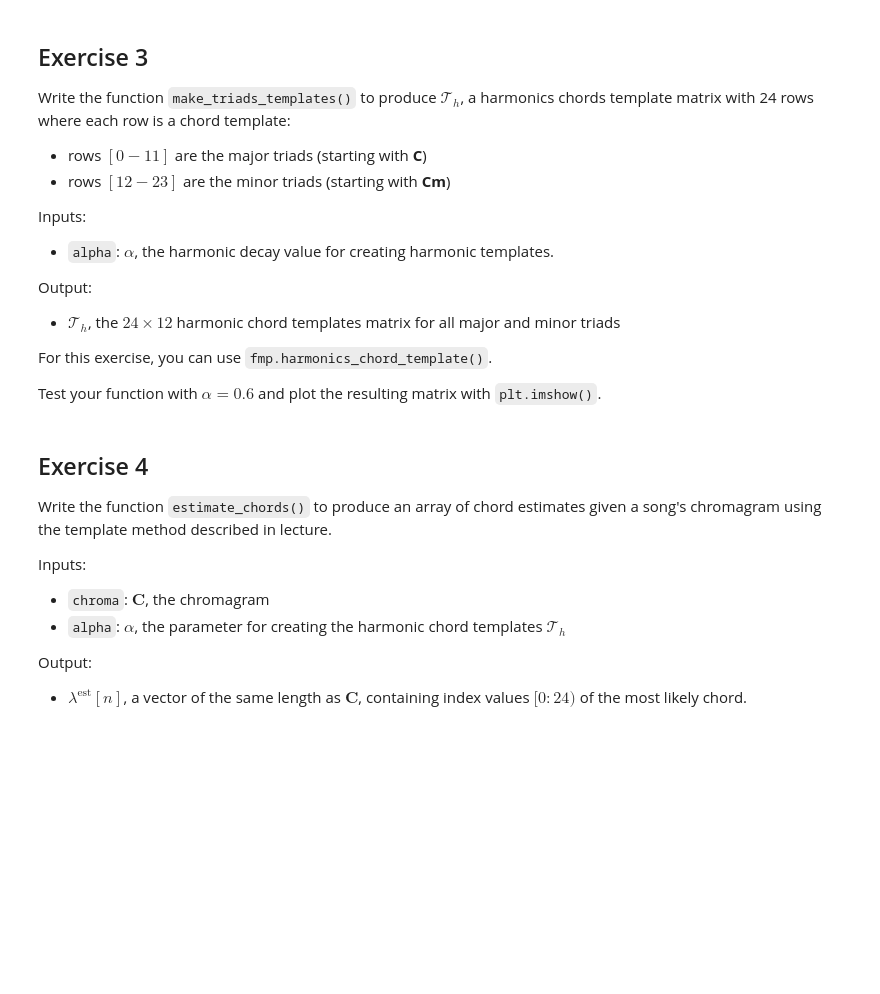
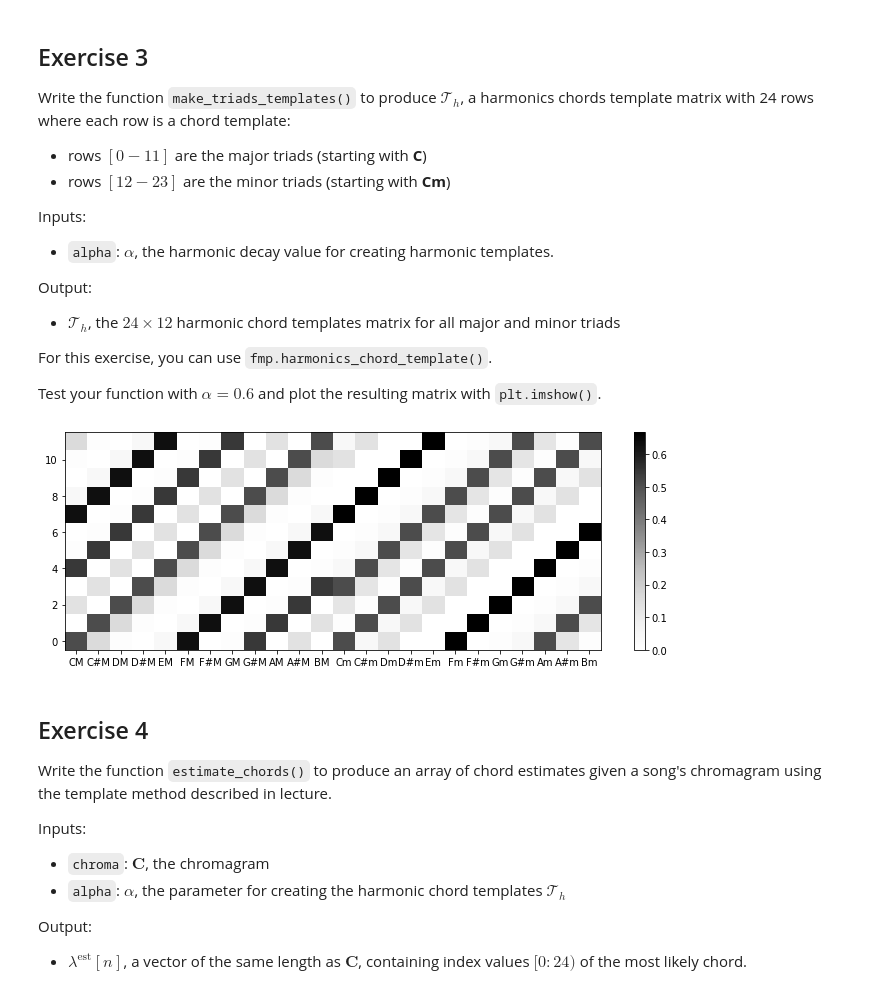
Before and after one commit to jmftrindade/digital_music_processing, a Jupyter notebook: 6_chords/pset6.ipynb, the cells around one changed output. Cells and saved outputs as stored; diff of their text form; code cells hidden in the pictures; blank space fills up the shorter version.

```diff
--- a/6_chords/pset6.ipynb
+++ b/6_chords/pset6.ipynb
@@ -79,3 +74,26 @@ def make_triads_templates(alpha) :
+# %%
+def make_triads_templates(alpha) :
+    c_maj = [0, 4, 7]
+    c_min = [0, 3, 7]
+    maj_triads = np.array([[(i + j) % 12 for j in c_maj] for i in range(12)])
+    min_triads = np.array([[(i + j) % 12 for j in c_min] for i in range(12)])
+    triads = np.concatenate((maj_triads, min_triads))
+
+    ts = np.zeros((24, 12))
+    for i, t in enumerate(triads):
+        ts[i] = fmp.harmonics_chord_template(t, alpha)
+
+    return ts
+
+# plot your result:
+ts = make_triads_templates(0.6)
+plt.imshow(np.atleast_2d(ts).T, origin='lower', aspect='auto', cmap='Greys')
+cs = ['C', 'C#', 'D', 'D#', 'E', 'F', 'F#', 'G', 'G#', 'A', 'A#', 'B']
+plt.xticks(np.arange(ts.shape[0]), [str(c) + 'M' for c in cs] + [str(c) + 'm' for c in cs])
+plt.colorbar()
+plt.show()
+# %% [output]
+[figure, added]
 # %% [markdown]
 ## Exercise 4
 
```
Also changed, not shown: parts of 1 cell of this notebook.
